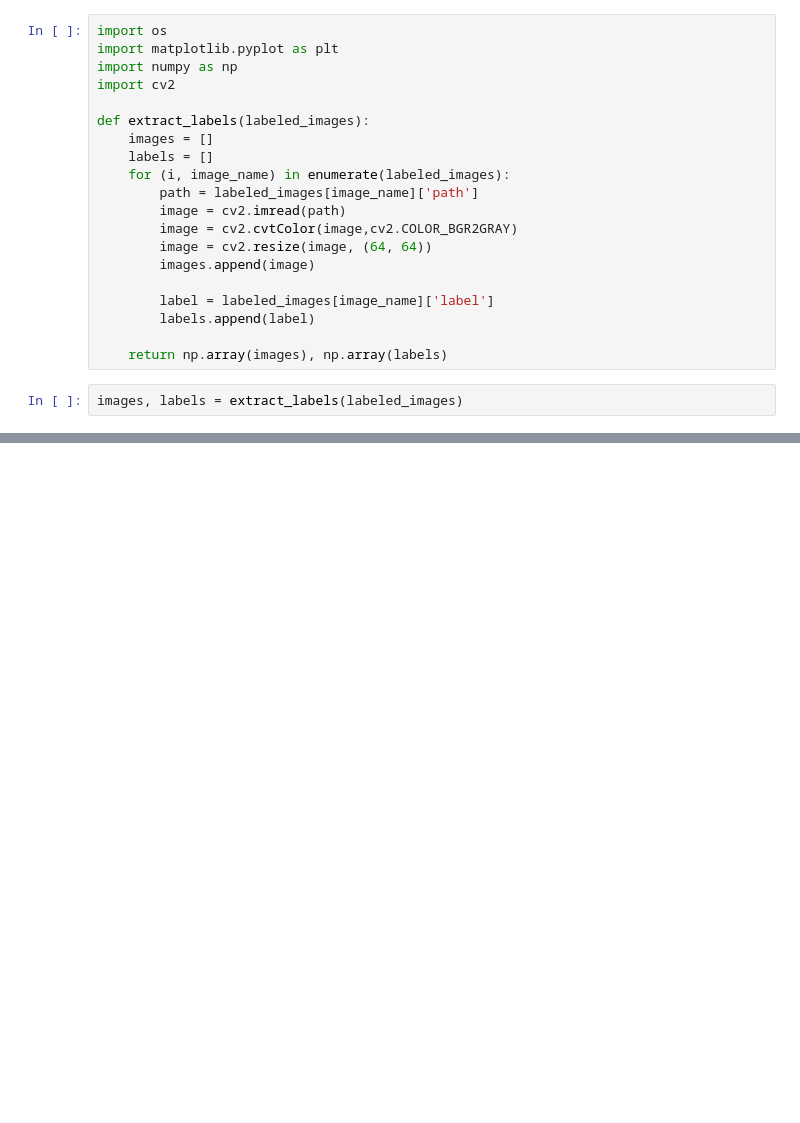
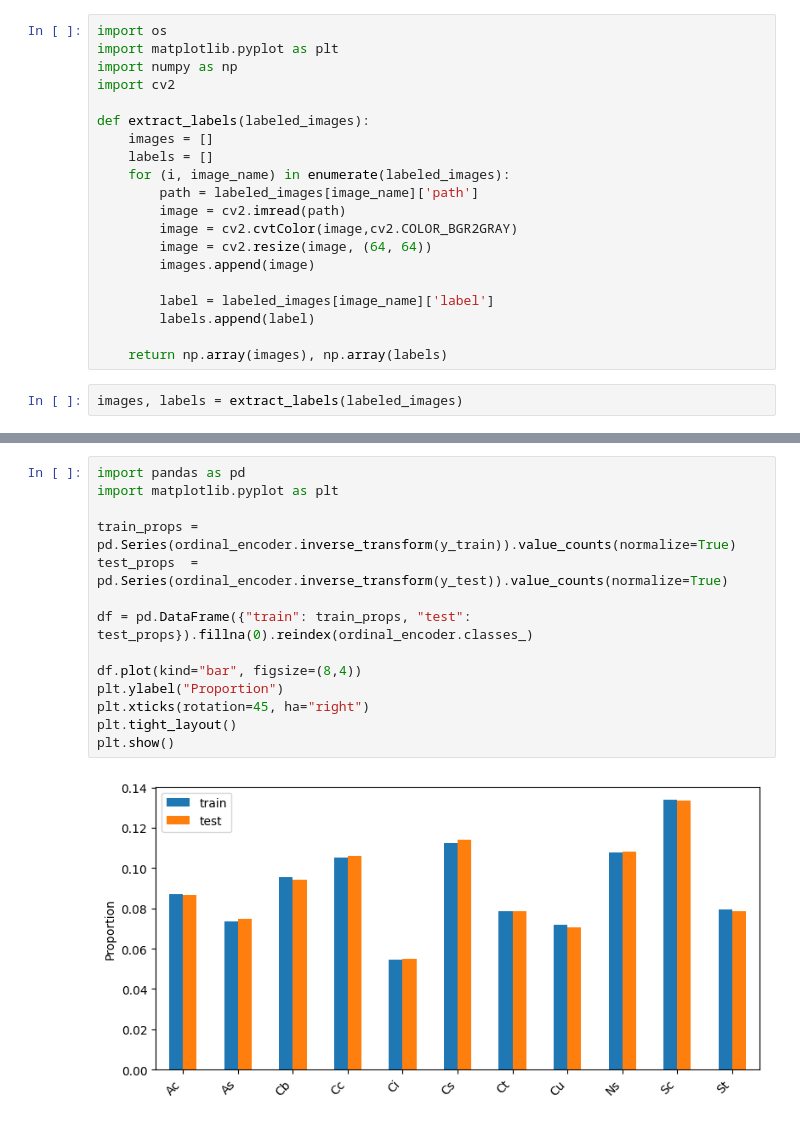
Before and after one commit to LucasNseyep/belle-weder, a Jupyter notebook: notebooks/01_machine_learning.ipynb, the cells around one changed output, grey strips where cells are left out. Drawn from its saved outputs; the diff is of its cells as text; blank space fills up the shorter version.

```diff
--- a/notebooks/01_machine_learning.ipynb
+++ b/notebooks/01_machine_learning.ipynb
@@ -69,0 +92,16 @@ plt.show()
+# %%
+import pandas as pd
+import matplotlib.pyplot as plt
+
+train_props = pd.Series(ordinal_encoder.inverse_transform(y_train)).value_counts(normalize=True)
+test_props  = pd.Series(ordinal_encoder.inverse_transform(y_test)).value_counts(normalize=True)
+
+df = pd.DataFrame({"train": train_props, "test": test_props}).fillna(0).reindex(ordinal_encoder.classes_)
+
+df.plot(kind="bar", figsize=(8,4))
+plt.ylabel("Proportion")
+plt.xticks(rotation=45, ha="right")
+plt.tight_layout()
+plt.show()
+# %% [output]
+[figure, added]
```
Also changed, not shown: parts of 17 cells of this notebook.
